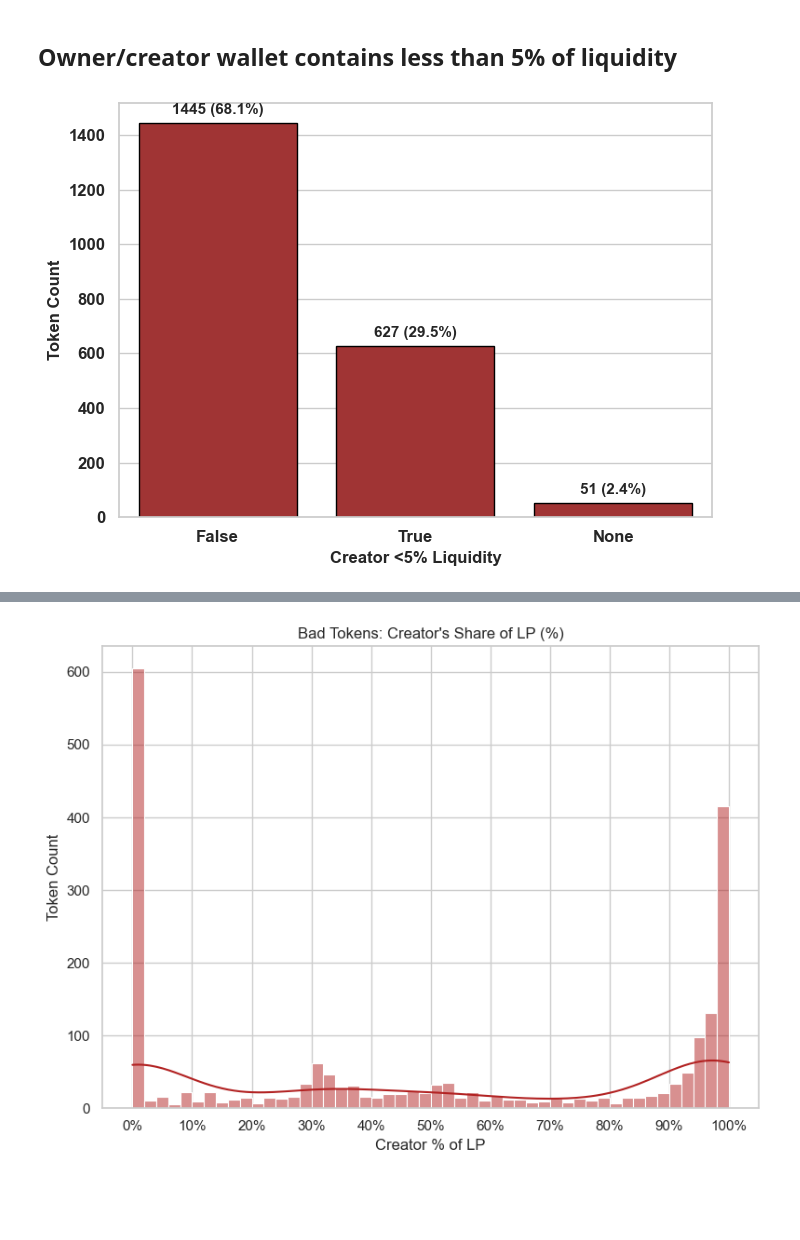
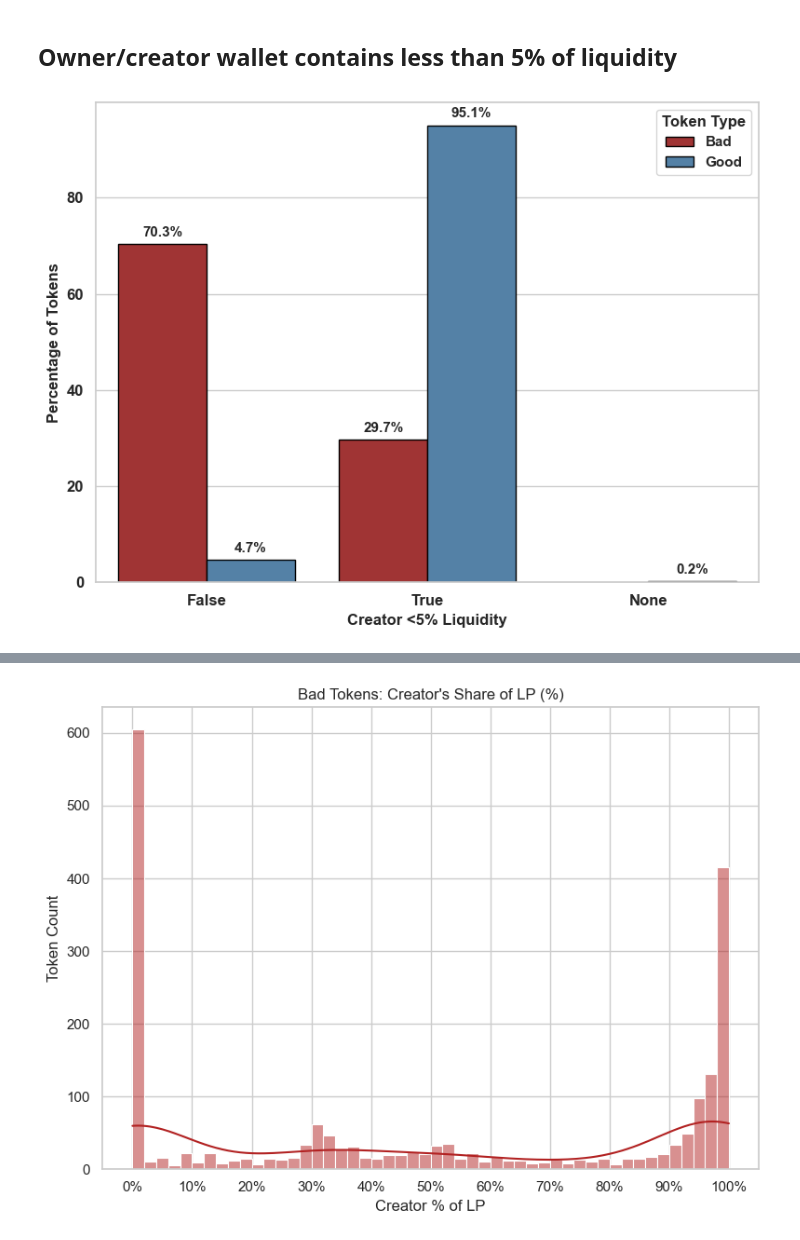
Before and after one commit to all-1807355/token-analyzer, a Jupyter notebook: data_analysis/liquidity_analysis.ipynb, the cells around one changed output, grey strips where cells are left out. Saved outputs shown, nothing was run; the diff lists cells and outputs as text; code cells hidden in the pictures; blank space fills up the shorter version.

```diff
--- a/data_analysis/liquidity_analysis.ipynb
+++ b/data_analysis/liquidity_analysis.ipynb
@@ -1010,73 +974,73 @@ def clean_creator_hold_column(df):
 df_bad_clean = clean_creator_hold_column(df_liquidity_bad)
 df_good_clean = clean_creator_hold_column(df_liquidity_good)
 
 # Count values
 creator_counts_bad = df_bad_clean['creator_under_5_clean'].value_counts(dropna=False).sort_index()
 creator_counts_good = df_good_clean['creator_under_5_clean'].value_counts(dropna=False).sort_index()
 
 # Compute totals
 total_bad = creator_counts_bad.sum()
 total_good = creator_counts_good.sum()
 
 sns.set_theme(style="whitegrid")
 
 # Set global font to bold
 plt.rcParams.update({
     'font.size': 12,
     'font.weight': 'bold',
     'axes.labelweight': 'bold',
     'axes.titlesize': 0,  # Hides the title
     'xtick.labelsize': 12,
     'ytick.labelsize': 12
 })
 
-# ============================
-# 🔴 Figure 1 — Bad Tokens
-# ============================
-fig1, ax1 = plt.subplots(figsize=(7, 5))
+# Step 1: Normalize data to percentages
+creator_pct_bad = (creator_counts_bad / total_bad * 100).reset_index()
+creator_pct_good = (creator_counts_good / total_good * 100).reset_index()
 
-sns.barplot(x=creator_counts_bad.index.astype(str),
-            y=creator_counts_bad.values,
-            color='firebrick',
-            edgecolor='black',
-            ax=ax1)
+creator_pct_bad.columns = ['Creator <5% Liquidity', 'Percentage']
+creator_pct_good.columns = ['Creator <5% Liquidity', 'Percentage']
 
-ax1.set_xlabel('Creator <5% Liquidity', fontweight='bold')
-ax1.set_ylabel('Token Count', fontweight='bold')
+# Add token type labels
+creator_pct_bad['Token Type'] = 'Bad'
+creator_pct_good['Token Type'] = 'Good'
 
-# Add bold annotations
-for i, (val, count) in enumerate(creator_counts_bad.items()):
-    pct = (count / total_bad) * 100
-    ax1.text(i, count + total_bad * 0.01,
-             f'{count} ({pct:.1f}%)',
-             ha='center', va='bottom', fontsize=11, fontweight='bold')
+# Combine into one DataFrame
+plot_df = pd.concat([creator_pct_bad, creator_pct_good], ignore_index=True)
 
+# Ensure x-axis is string type
+plot_df['Creator <5% Liquidity'] = plot_df['Creator <5% Liquidity'].astype(str)
+
+# Step 2: Create grouped bar plot
+plt.figure(figsize=(8, 6))
+ax = sns.barplot(
+    data=plot_df,
+    x='Creator <5% Liquidity',
+    y='Percentage',
+    hue='Token Type',
+    palette={'Good': 'steelblue', 'Bad': 'firebrick'},
+    edgecolor='black'
+)
+
+# Step 3: Annotate bars with percentage labels
+for container in ax.containers:
+    for bar in container:
+        height = bar.get_height()
+        if height > 0:
+            ax.text(
+                bar.get_x() + bar.get_width() / 2,
+                height + 1,
+                f"{height:.1f}%",
+                ha='center', va='bottom',
+                fontsize=11, fontweight='bold'
+            )
+
+# Labels and layout
+ax.set_ylabel("Percentage of Tokens", fontsize=12, fontweight='bold')
+ax.set_xlabel("Creator <5% Liquidity", fontsize=12, fontweight='bold')
+ax.legend(title='Token Type')
 plt.tight_layout()
+plt.savefig("creatorliquidity.pdf",format="pdf",bbox_inches="tight")
 plt.show()
-
-
-# ============================
-# 🔵 Figure 2 — Good Tokens
-# ============================
-fig2, ax2 = plt.subplots(figsize=(7, 5))
-
-sns.barplot(x=creator_counts_good.index.astype(str),
-            y=creator_counts_good.values,
-            color='steelblue',
-            edgecolor='black',
-            ax=ax2)
-
-ax2.set_xlabel('Creator <5% Liquidity', fontweight='bold')
-ax2.set_ylabel('Token Count', fontweight='bold')
-
-# Add bold annotations
-for i, (val, count) in enumerate(creator_counts_good.items()):
-    pct = (count / total_good) * 100
-    ax2.text(i, count + total_good * 0.01,
-             f'{count} ({pct:.1f}%)',
-             ha='center', va='bottom', fontsize=11, fontweight='bold')
-
-plt.tight_layout()
-plt.show()
 # %% [output]
-[figure, old version]
+[figure, new version]
```
Also changed, not shown: parts of 8 cells of this notebook, 37 other files.
